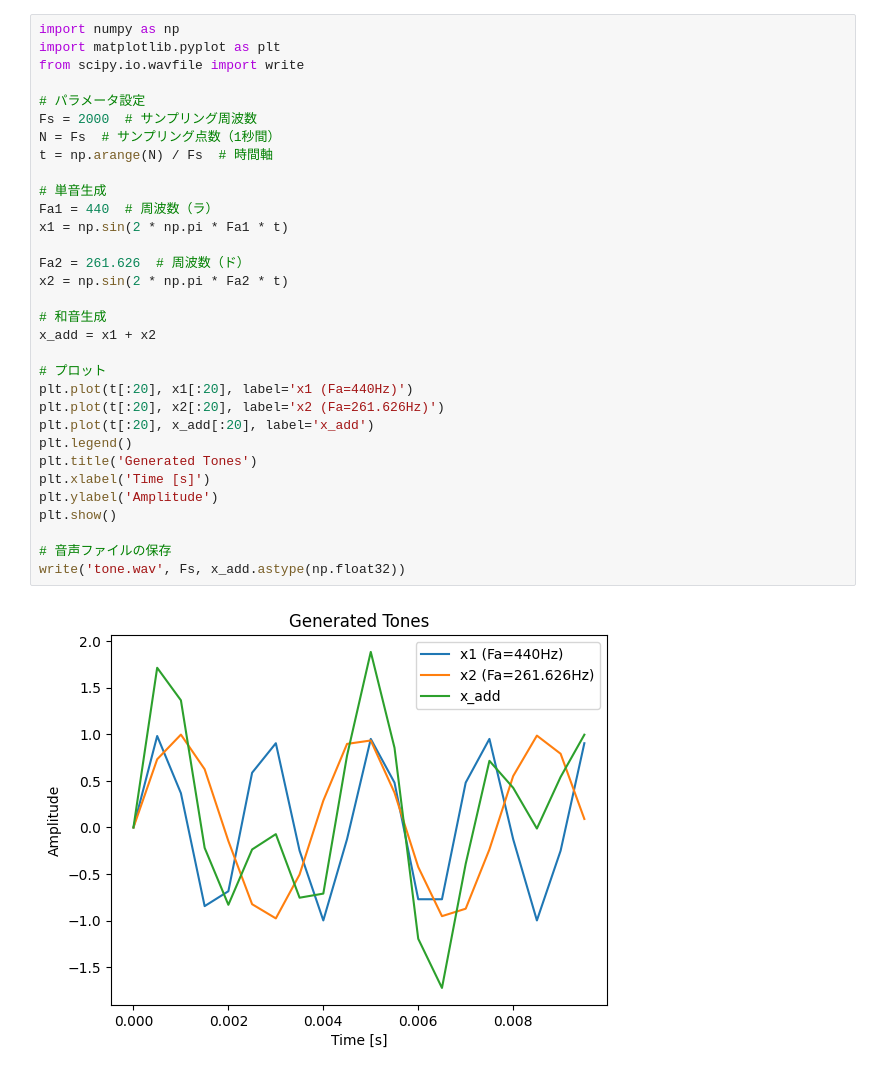
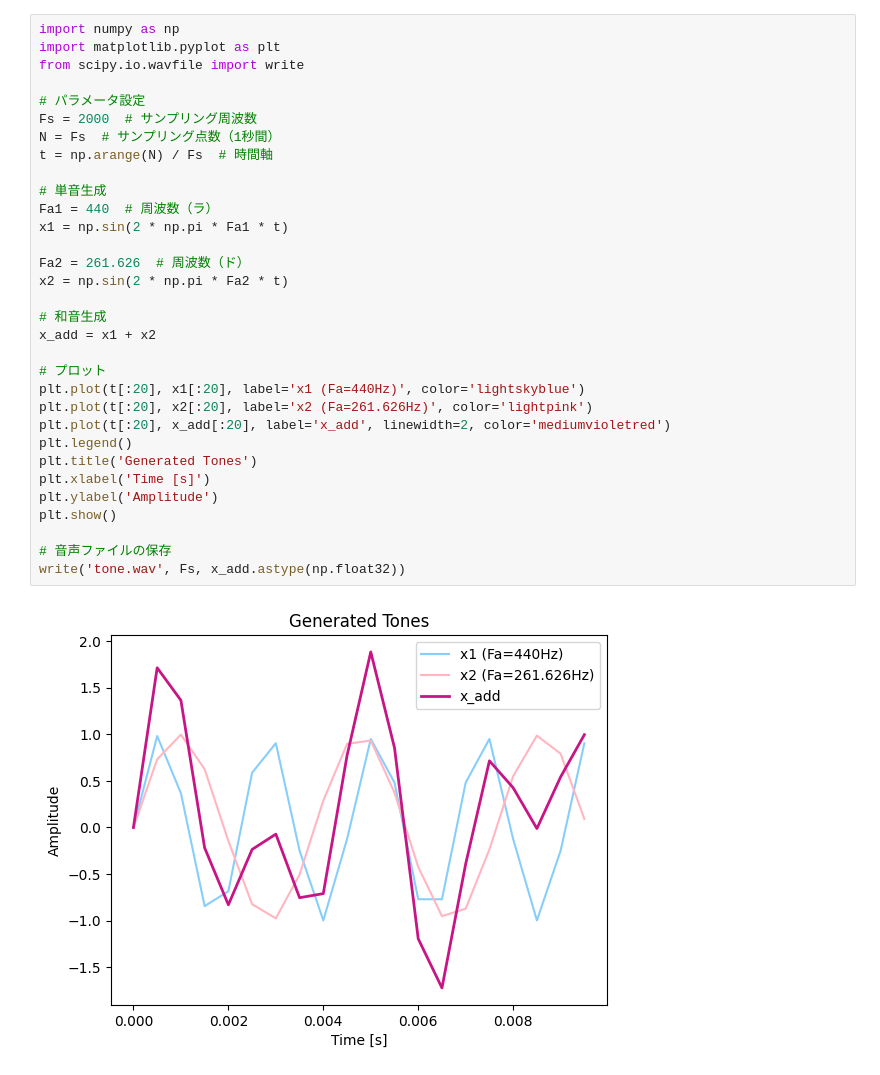
Before and after one commit to taniiicom/study-application-programming-exp, a Jupyter notebook: digital-signal-processing/python/2/experiments_2.ipynb, the cells around one changed output. Drawn from its saved outputs; the diff is of its cells as text.

```diff
--- a/digital-signal-processing/python/2/experiments_2.ipynb
+++ b/digital-signal-processing/python/2/experiments_2.ipynb
@@ -1,37 +1,37 @@
 # %%
 import numpy as np
 import matplotlib.pyplot as plt
 from scipy.io.wavfile import write
 
 # パラメータ設定
 Fs = 2000  # サンプリング周波数
 N = Fs  # サンプリング点数（1秒間）
 t = np.arange(N) / Fs  # 時間軸
 
 # 単音生成
 Fa1 = 440  # 周波数（ラ）
 x1 = np.sin(2 * np.pi * Fa1 * t)
 
 Fa2 = 261.626  # 周波数（ド）
 x2 = np.sin(2 * np.pi * Fa2 * t)
 
 # 和音生成
 x_add = x1 + x2
 
 # プロット
-plt.plot(t[:20], x1[:20], label='x1 (Fa=440Hz)')
-plt.plot(t[:20], x2[:20], label='x2 (Fa=261.626Hz)')
-plt.plot(t[:20], x_add[:20], label='x_add')
+plt.plot(t[:20], x1[:20], label='x1 (Fa=440Hz)', color='lightskyblue')
+plt.plot(t[:20], x2[:20], label='x2 (Fa=261.626Hz)', color='lightpink')
+plt.plot(t[:20], x_add[:20], label='x_add', linewidth=2, color='mediumvioletred')
 plt.legend()
 plt.title('Generated Tones')
 plt.xlabel('Time [s]')
 plt.ylabel('Amplitude')
 plt.show()
 
 # 音声ファイルの保存
 write('tone.wav', Fs, x_add.astype(np.float32))
 # %% [output]
-[figure, old version]
+[figure, new version]
 # %%
 from scipy.fft import fft
 
```
Also changed, not shown: parts of 3 cells of this notebook, 1 other file.
